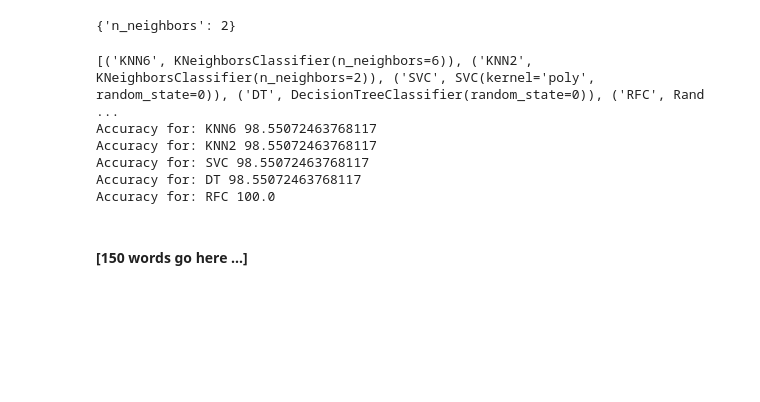
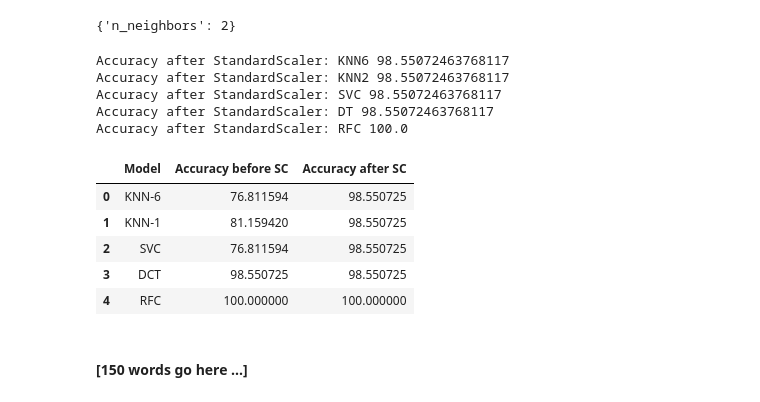
Before and after one commit to mona-piya/Penguin-Species-Classification, a Jupyter notebook: penguin-spec.ipynb, the cells around one changed output. Saved outputs shown, nothing was run; the diff lists cells and outputs as text; code cells hidden in the pictures; blank space fills up the shorter version.

Commit message:
Added comparing accurasy before/after SC

```diff
--- a/penguin-spec.ipynb
+++ b/penguin-spec.ipynb
@@ -348,6 +348,9 @@ y_train=y_train.astype('int')
 y_test=y_test.astype('int')
 # %% [markdown]
 ***Task 11:*** Use the KNeighborsClassifier (n_neighbors = 6) of the sklearn library, fit the model, make predictions on the test set, and then calculate and display the accuracy score. [0.5 mark]
+# %%
+results = []
+modelnames = []
 # %%
 from sklearn.neighbors import KNeighborsClassifier
 
@@ -429,6 +435,9 @@ tree = DecisionTreeClassifier(random_state = 0)
 tree.fit(X_train,y_train)
 y_pred = tree.predict(X_test)
 
-print("Accuracy for DecisionTreeClassifier:", accuracy_score(y_test, y_pred)*100)
+modelnames.append('DCT')
+result = accuracy_score(y_test, y_pred)*100
+results.append(result)
+print("Accuracy for DecisionTreeClassifier:", result)
 # %% [output]
 Accuracy for DecisionTreeClassifier: 98.55072463768117
@@ -443,5 +450,8 @@ clf = RandomForestClassifier(random_state=0)
 clf.fit(X_train,y_train)
 y_pred = clf.predict(X_test)
 
-print("Accuracy for DecisionTreeClassifier:", accuracy_score(y_test, y_pred)*100)
+modelnames.append('RFC')
+result = accuracy_score(y_test, y_pred)*100
+results.append(result)
+print("Accuracy for RandomForestClassifier:", result)
 # %% [output]
@@ -486,30 +494,42 @@ Fitting 5 folds for each of 20 candidates, totalling 100 fits
 [Parallel(n_jobs=-1)]: Done 100 out of 100 | elapsed:    0.1s finished
 {'n_neighbors': 2}
 # %%
-models = []
-models.append(('KNN6', KNeighborsClassifier(n_neighbors=6)))
-models.append(('KNN2', KNeighborsClassifier(n_neighbors=2)))
-models.append(('SVC', SVC(kernel='poly', random_state=0)))
-models.append(('DT', DecisionTreeClassifier(random_state = 0)))
-models.append(('RFC', RandomForestClassifier(random_state=0)))
-print(models)
+modelsSC = []
+modelsSC.append(('KNN6', KNeighborsClassifier(n_neighbors=6)))
+modelsSC.append(('KNN2', KNeighborsClassifier(n_neighbors=1)))
+modelsSC.append(('SVC', SVC(kernel='poly', random_state=0)))
+modelsSC.append(('DT', DecisionTreeClassifier(random_state = 0)))
+modelsSC.append(('RFC', RandomForestClassifier(random_state=0)))
+#print(models)
 
-results = []
-names = []
-for name, model in models:
+resultsSC = []
+namesSC = []
+for name, model in modelsSC:
     model.fit(X_train, y_train)
     y_pred = model.predict(X_test)
     result = accuracy_score(y_test, y_pred)*100
-    results.append(result)
-    names.append(name)
-    print("Accuracy for:", name, result)
+    resultsSC.append(result)
+    namesSC.append(name)
+    print("Accuracy after StandardScaler:", name, result)
 # %% [output]
-[('KNN6', KNeighborsClassifier(n_neighbors=6)), ('KNN2', KNeighborsClassifier(n_neighbors=2)), ('SVC', SVC(kernel='poly', random_state=0)), ('DT', DecisionTreeClassifier(random_state=0)), ('RFC', Rand ...
-Accuracy for: KNN6 98.55072463768117
-Accuracy for: KNN2 98.55072463768117
-Accuracy for: SVC 98.55072463768117
-Accuracy for: DT 98.55072463768117
-Accuracy for: RFC 100.0
+Accuracy after StandardScaler: KNN6 98.55072463768117
+Accuracy after StandardScaler: KNN2 98.55072463768117
+Accuracy after StandardScaler: SVC 98.55072463768117
+Accuracy after StandardScaler: DT 98.55072463768117
+Accuracy after StandardScaler: RFC 100.0
+# %%
+#Compare accuracy scores beforem and after using StandardScaler
+data = list(zip(modelnames, results, resultsSC))
+cols = ['Model', 'Accuracy before SC', 'Accuracy after SC']
+performance = pd.DataFrame(data, columns=cols)
+performance
+# %% [output]
+|  | Model | Accuracy before SC | Accuracy after SC |
+| 0 | KNN-6 | 76.811594 | 98.550725 |
+| 1 | KNN-1 | 81.159420 | 98.550725 |
+| 2 | SVC | 76.811594 | 98.550725 |
+| 3 | DCT | 98.550725 | 98.550725 |
+| 4 | RFC | 100.000000 | 100.000000 |
 # %%
 # Your code goes here.
 # %% [markdown]
```
Also changed, not shown: parts of 8 cells of this notebook.
